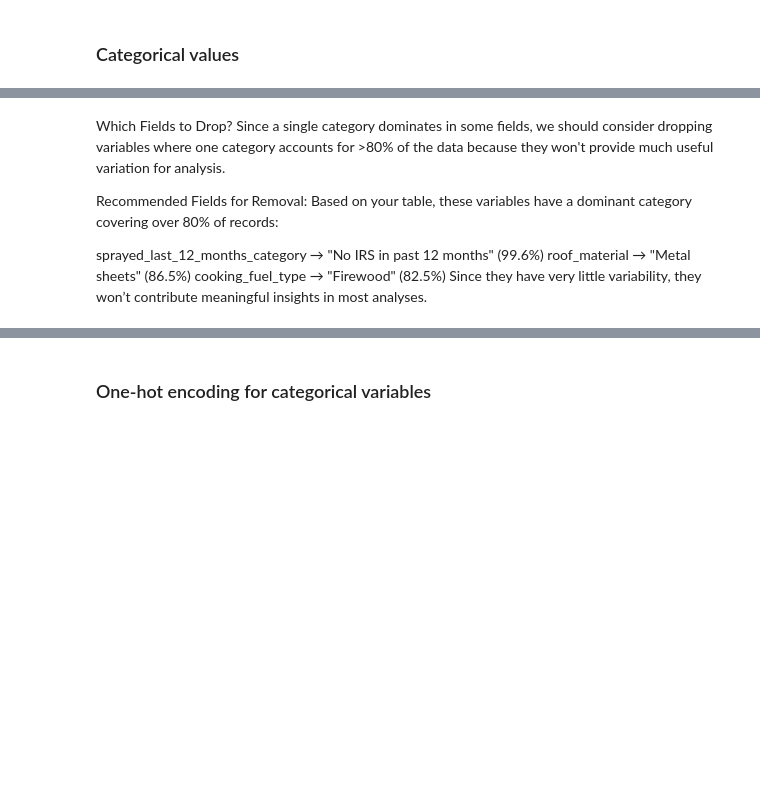
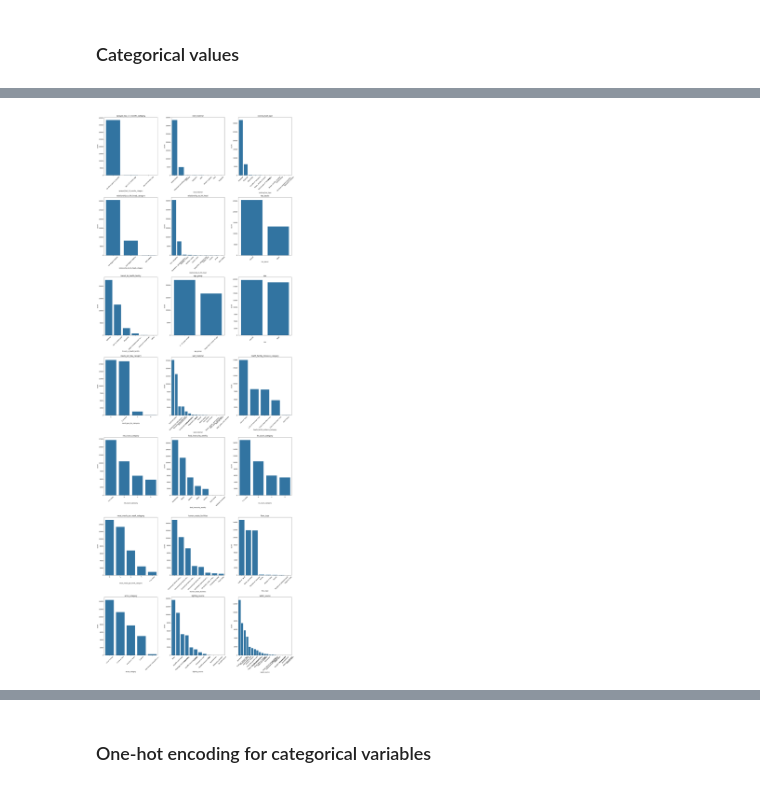
Before and after one commit to glavoy/malaria-burden-prediction, a Jupyter notebook: predicting_malaria_burden.ipynb, the cells around one changed output, grey strips where cells are left out. Saved outputs shown, nothing was run; the diff lists cells and outputs as text; code cells hidden in the pictures; blank space fills up the shorter version.

Commit message:
Data cleaning done

```diff
--- a/predicting_malaria_burden.ipynb
+++ b/predicting_malaria_burden.ipynb
@@ -297,7 +301,7 @@ merged_df.drop(columns=['observation_date', 'data_collection_date', 'female_non_
                         'male_mosquito_gambiae_count', 'male_non_anopheles_count', 'bloodfed_mosquito_funestus',
                         'bloodfed_mosquito_gambiae', 'gravid_mosquito_funestus', 'gravid_mosquito_gambiae',
                         'unfed_mosquito_funestus_count', 'unfed_mosquito_gambiae_count', 'female_mosquito_funestus',
-                        'female_mosquito_gambiae', 'female_mosquito_count'], errors="ignore", inplace=True)
+                        'female_mosquito_gambiae', 'female_mosquito_count', 'arthropods_surveyed'], errors="ignore", inplace=True)
 # %%
 # Get the list of all column names in merged_df
 column_list = merged_df.columns.tolist()
@@ -324,6 +319,9 @@ merged_df.to_csv(output_csv_file, index=False)
 # %%
-# Only keep records where participant did lab testing
+# Only keep records where participant consented to lab testing
 merged_df = merged_df[merged_df['consent_lab_testing'] == 'Yes']
+
+# and drop the column since it is not needed any more
+merged_df = merged_df.drop(columns=['consent_lab_testing'])
 # %%
 # Count the occurrences of each category in the identified Yes/No variables
 yes_no_columns = [
@@ -513,0 +578,5 @@ plt.show()
+# %%
+# Drop records where 'acres_category' or 'health_facility_distance_category' are NaN
+# they are a very small percentage and will only drop a few records
+merged_df = merged_df.dropna(subset=['acres_category', 'health_facility_distance_category', 'acres_category', 'water_source',
+                                     'food_insecurity_weekly', 'wall_material', 'lighting_source'])
@@ -514,32 +650,37 @@ plt.show()
+# %%
+categorical_vars_to_keep = [
+    'sprayed_last_12_months_category', 'roof_material', 'cooking_fuel_type', 'relationship_to_hh_head_category',
+    'relationship_to_hh_head', 'has_eaves', 'transit_to_health_facility', 'age_group', 'sex', 'meals_per_day_category',
+    'wall_material', 'health_facility_distance_category', 'net_count_category', 'food_insecurity_weekly',
+    'itn_count_category', 'meat_meals_per_week_category', 'human_waste_facilities', 'floor_type', 'acres_category',
+    'lighting_source', 'water_source'
+]
 # %%
-# Calculate category proportions including NaN values
-category_dominance = {}
-nan_percentages = {}
+# Set the number of columns for subplots
+num_cols = 3
+num_vars = len(categorical_vars_to_keep)
+num_rows = -(-num_vars // num_cols)  # Compute number of rows needed
 
-for col in categorical_vars:
-    if col in merged_df.columns:
-        value_counts = merged_df[col].value_counts(dropna=False, normalize=True) * 100  # Convert to percentage
-        if not value_counts.empty:
-            top_category = value_counts.idxmax()  # Category with the highest percentage
-            top_percentage = value_counts.max()  # Its percentage
-            category_dominance[col] = {"Top Category": top_category, "Percentage": top_percentage}
+# Increase figure size for better visibility
+fig, axes = plt.subplots(nrows=num_rows, ncols=num_cols, figsize=(20, num_rows * 8))
+axes = axes.flatten()
 
-        # Calculate percentage of NaN values separately
-        nan_count = merged_df[col].isna().sum()
-        nan_percentages[col] = (nan_count / len(merged_df)) * 100
+for i, col in enumerate(categorical_vars_to_keep):
+    sns.countplot(data=merged_df, x=col, ax=axes[i], order=merged_df[col].value_counts().index)
 
-# Convert to DataFrames for easy analysis
-category_dominance_df = pd.DataFrame.from_dict(category_dominance, orient="index")
-nan_percentage_df = pd.DataFrame.from_dict(nan_percentages, orient="index", columns=["NaN Percentage"])
+    # Get current tick positions
+    current_ticks = axes[i].get_xticks()
 
-# Merge both tables for a complete view
-final_df = category_dominance_df.merge(nan_percentage_df, left_index=True, right_index=True, how="left")
+    # Truncate x-tick labels to 25 characters
+    labels = [label.get_text()[:25] + '...' if len(label.get_text()) > 25 else label.get_text() for label in axes[i].get_xticklabels()]
 
+    # Set ticks and labels explicitly
+    axes[i].set_xticks(current_ticks)  # Set current tick positions
+    axes[i].set_xticklabels(labels, rotation=45)  # Set truncated labels
 
+    axes[i].set_title(col)
 
-
-# Sort the DataFrame by NaN Percentage in descending order
-final_df_sorted = final_df.sort_values(by="NaN Percentage", ascending=False)
-
-# Display the sorted table
-final_df_sorted
+plt.tight_layout()
+plt.show()
+# %% [output]
+[figure, added]
@@ -586,11 +686,0 @@ final_df_sorted
-# %% [markdown]
-Which Fields to Drop?
-Since a single category dominates in some fields, we should consider dropping variables where one category accounts for >80% of the data because they won't provide much useful variation for analysis.
-
-Recommended Fields for Removal:
-Based on your table, these variables have a dominant category covering over 80% of records:
-
-sprayed_last_12_months_category → "No IRS in past 12 months" (99.6%)
-roof_material → "Metal sheets" (86.5%)
-cooking_fuel_type → "Firewood" (82.5%)
-Since they have very little variability, they won’t contribute meaningful insights in most analyses.
```
Also changed, not shown: parts of 66 cells of this notebook, 1 other file.
